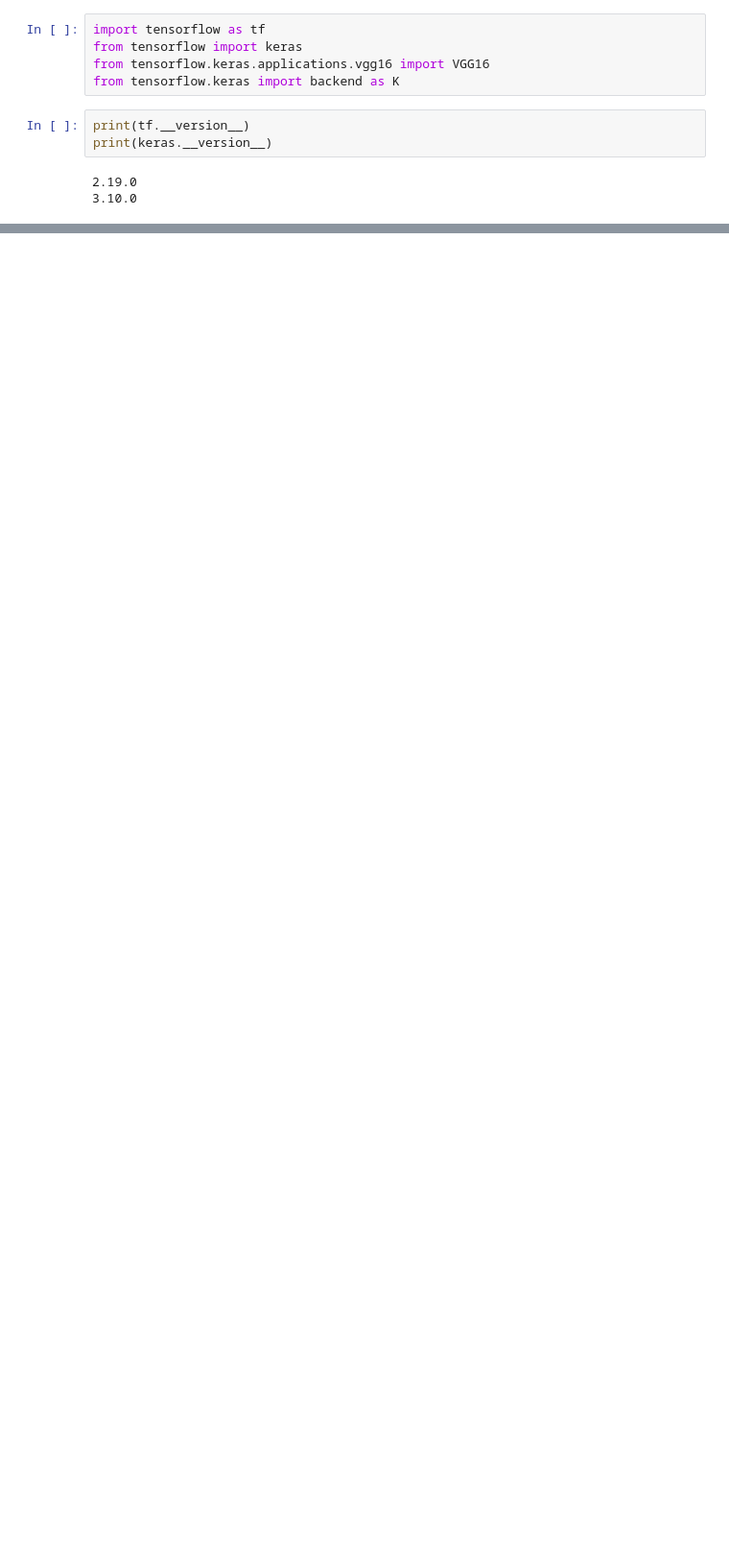
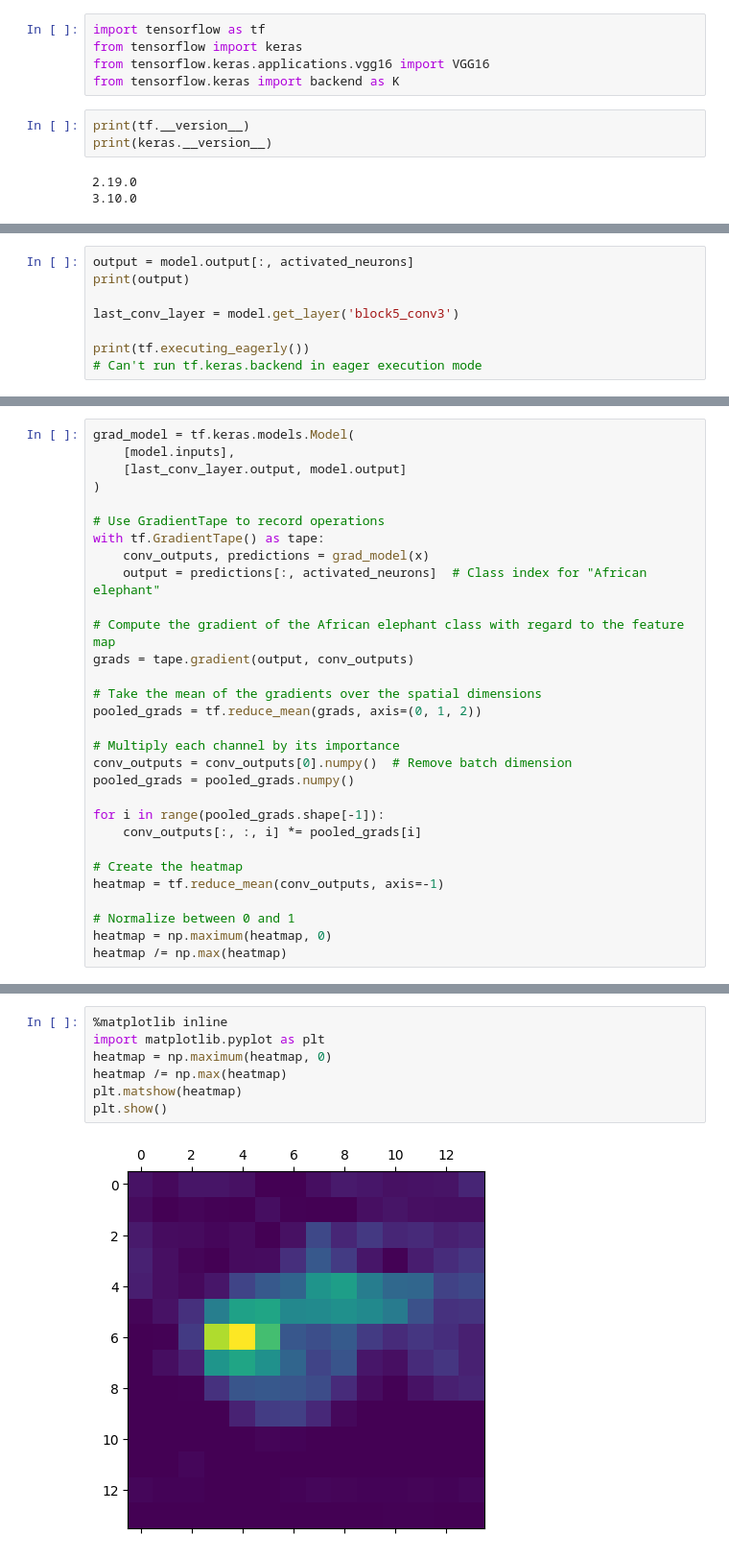
Before and after one commit to MMK79/Practical_DL_FM, a Jupyter notebook: 01-05-Transfer-Learning/Transfer-Learning.ipynb, the cells around one changed output, grey strips where cells are left out. Shown at 96% size. Cells and saved outputs as stored; diff of their text form; blank space fills up the shorter version.

```diff
--- a/01-05-Transfer-Learning/Transfer-Learning.ipynb
+++ b/01-05-Transfer-Learning/Transfer-Learning.ipynb
@@ -41,0 +122,8 @@ Model: "vgg16"
+# %%
+output = model.output[:, activated_neurons]
+print(output)
+
+last_conv_layer = model.get_layer('block5_conv3')
+
+print(tf.executing_eagerly())
+# Can't run tf.keras.backend in eager execution mode
@@ -41,0 +133,30 @@ Model: "vgg16"
+# %%
+grad_model = tf.keras.models.Model(
+    [model.inputs],
+    [last_conv_layer.output, model.output]
+)
+
+# Use GradientTape to record operations
+with tf.GradientTape() as tape:
+    conv_outputs, predictions = grad_model(x)
+    output = predictions[:, activated_neurons]  # Class index for "African elephant"
+
+# Compute the gradient of the African elephant class with regard to the feature map
+grads = tape.gradient(output, conv_outputs)
+
+# Take the mean of the gradients over the spatial dimensions
+pooled_grads = tf.reduce_mean(grads, axis=(0, 1, 2))
+
+# Multiply each channel by its importance
+conv_outputs = conv_outputs[0].numpy()  # Remove batch dimension
+pooled_grads = pooled_grads.numpy()
+
+for i in range(pooled_grads.shape[-1]):
+    conv_outputs[:, :, i] *= pooled_grads[i]
+
+# Create the heatmap
+heatmap = tf.reduce_mean(conv_outputs, axis=-1)
+
+# Normalize between 0 and 1
+heatmap = np.maximum(heatmap, 0)
+heatmap /= np.max(heatmap)
@@ -41,0 +167,9 @@ Model: "vgg16"
+# %%
+%matplotlib inline
+import matplotlib.pyplot as plt
+heatmap = np.maximum(heatmap, 0)
+heatmap /= np.max(heatmap)
+plt.matshow(heatmap)
+plt.show()
+# %% [output]
+[figure, added]
```
Also changed, not shown: parts of 17 cells of this notebook, 3 other files.
